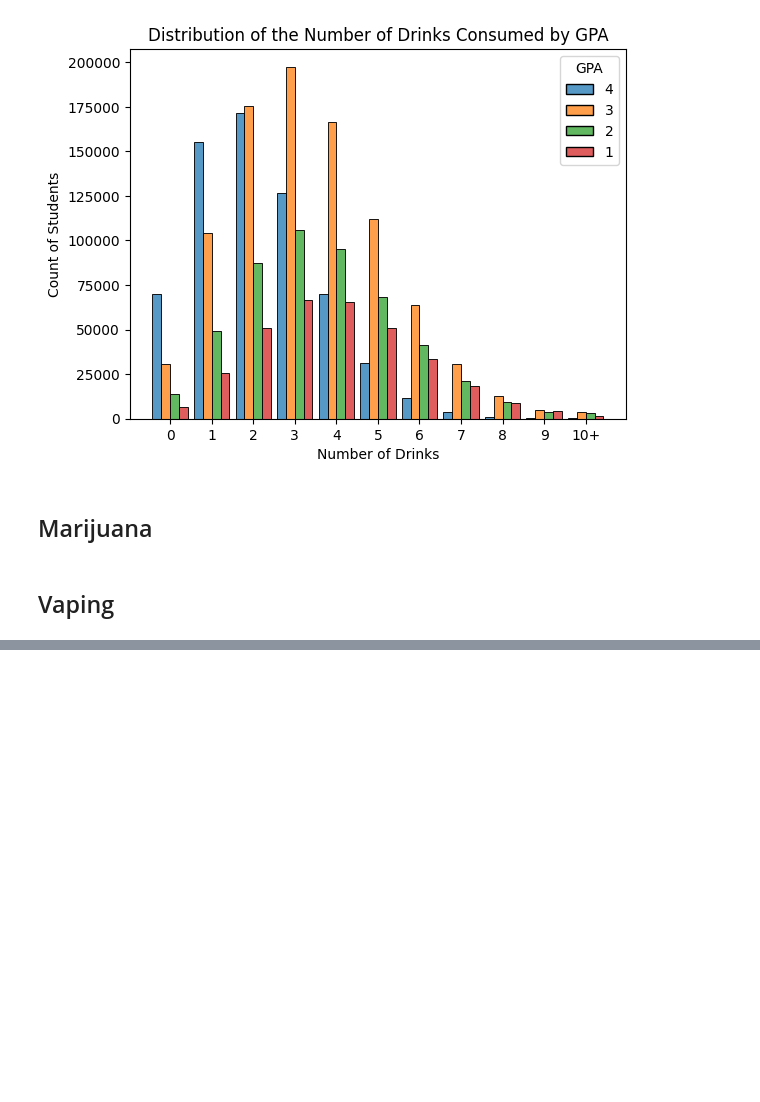
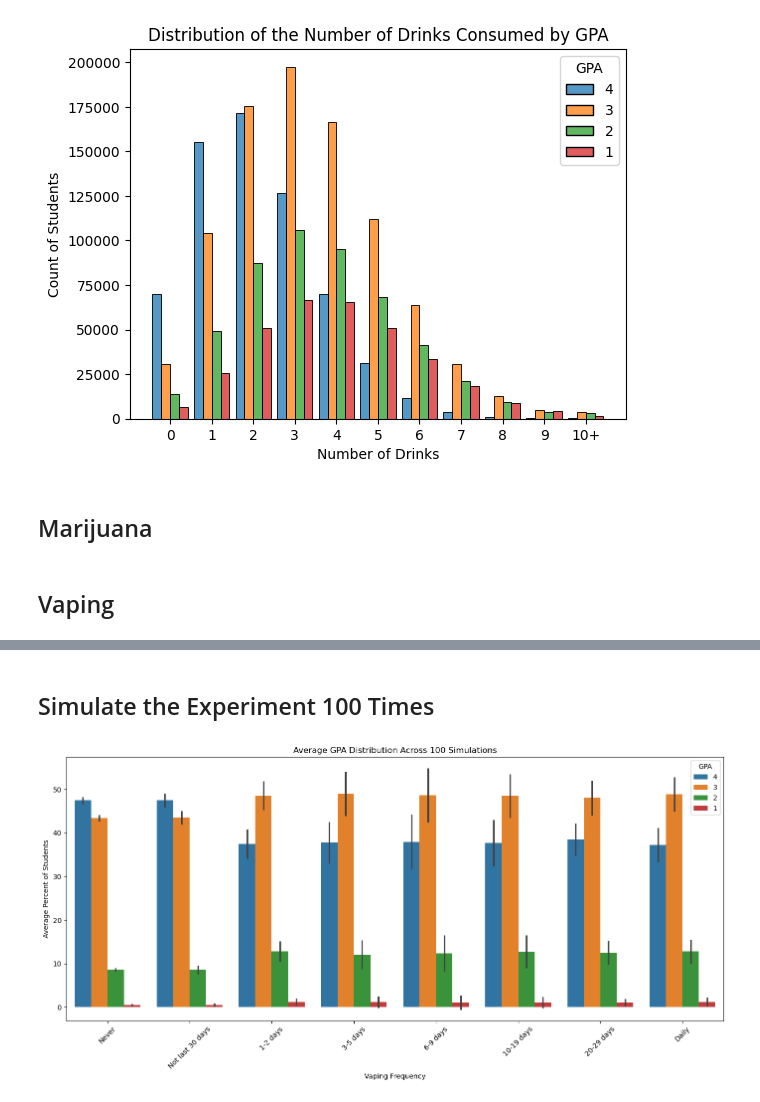
Before and after one commit to cmgboji/Computer-Simulations-Final-Project, a Jupyter notebook: Final Project Report.ipynb, the cells around one changed output, grey strips where cells are left out. Saved outputs shown, nothing was run; the diff lists cells and outputs as text; code cells hidden in the pictures; blank space fills up the shorter version.

```diff
--- a/Final Project Report.ipynb
+++ b/Final Project Report.ipynb
@@ -128,0 +188,37 @@ Text(0.5, 1.0, 'Distribution of the Number of Drinks Consumed by GPA')
+# %% [markdown]
+## Simulate the Experiment 100 Times
+# %%
+import warnings
+warnings.filterwarnings("ignore")
+
+simulations = 100
+all_sim_results = []
+
+for sim in range(simulations):
+    df_sim = simulate_vaping_gpa()
+    df_sim["sim"] = sim + 1
+    all_sim_results.append(df_sim)
+
+# Combine all simulations
+all_sim_df = pd.concat(all_sim_results)
+
+plt.figure(figsize=(14,7))
+sns.barplot(
+    data=all_sim_df,
+    x="usage",
+    y="percent",
+    hue="GPA_numeric",
+    hue_order=[4,3,2,1],
+    palette="tab10",
+    ci="sd"   # compute standard deviation automatically
+)
+
+plt.xlabel("Vaping Frequency")
+plt.ylabel("Average Percent of Students")
+plt.title("Average GPA Distribution Across 100 Simulations")
+plt.xticks(rotation=45)
+plt.legend(title="GPA")
+plt.tight_layout()
+plt.show()
+# %% [output]
+[figure, added]
```
Also changed, not shown: parts of 2 cells of this notebook.
